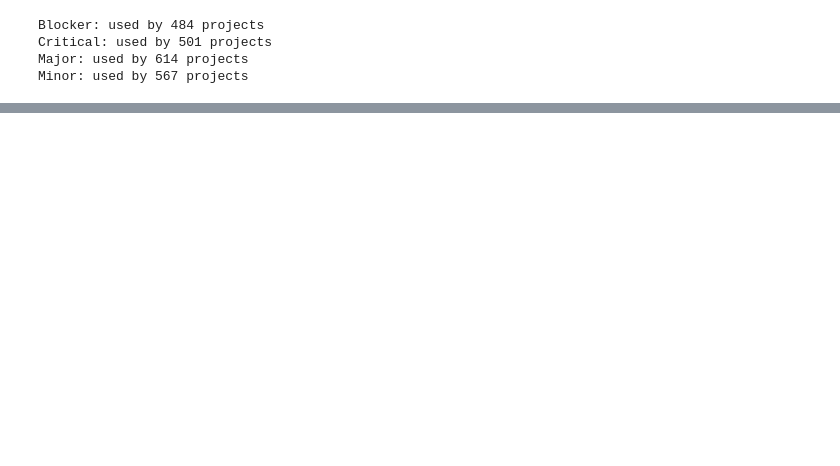
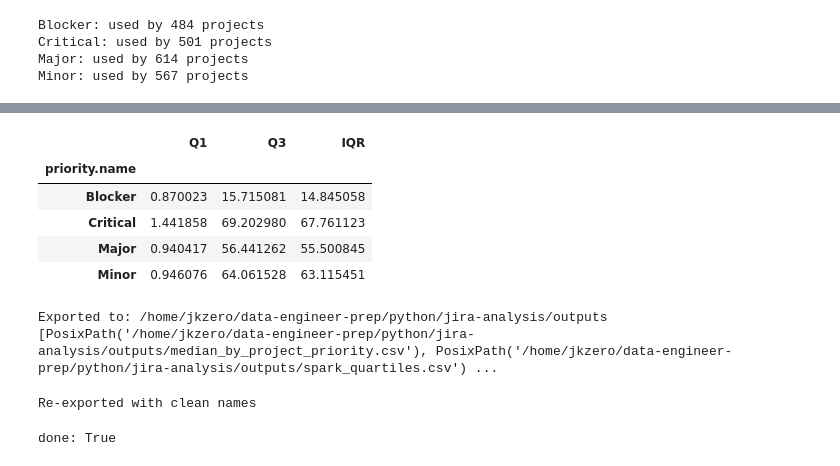
Before and after one commit to jkzero87/data-engineer-prep, a Jupyter notebook: python/jira-analysis/01_explore.ipynb, the cells around one changed output, grey strips where cells are left out. Cells and saved outputs as stored; diff of their text form; code cells hidden in the pictures; blank space fills up the shorter version.

```diff
--- a/python/jira-analysis/01_explore.ipynb
+++ b/python/jira-analysis/01_explore.ipynb
@@ -222,0 +297,4 @@ Minor: used by 567 projects
+# %%
+spark = core_resolved[core_resolved["project.name"] == "Spark"]
+
+spark.groupby("priority.name")["resolution_days"].agg(["mean", "count"])
@@ -222,0 +325,65 @@ Minor: used by 567 projects
+# %%
+q = spark.groupby("priority.name")["resolution_days"].quantile([0.25, 0.75]).unstack()
+q.columns = ["Q1", "Q3"]
+q["IQR"] = q["Q3"] - q["Q1"]
+q
+# %% [output]
+|  | Q1 | Q3 | IQR |
+| priority.name |  |  |  |
+| Blocker | 0.870023 | 15.715081 | 14.845058 |
+| Critical | 1.441858 | 69.202980 | 67.761123 |
+| Major | 0.940417 | 56.441262 | 55.500845 |
+| Minor | 0.946076 | 64.061528 | 63.115451 |
+# %%
+from pathlib import Path
+
+out = Path.home() / "data-engineer-prep" / "python" / "jira-analysis" / "outputs"
+out.mkdir(exist_ok=True)
+
+# 1. Per-project median by priority (within-project comparison source)
+wide.to_csv(out / "median_by_project_priority.csv")
+
+# 2. Spark quartile / IQR table (the spread finding)
+q.to_csv(out / "spark_quartiles.csv")
+
+# 3. Spark median + count ladder (the inversion finding)
+spark.groupby("priority.name")["resolution_days"].agg(["median", "count"]).to_csv(out / "spark_priority_ladder.csv")
+
+print("Exported to:", out)
+print(list(out.iterdir()))
+# %% [output]
+Exported to: /home/jkzero/data-engineer-prep/python/jira-analysis/outputs
+[PosixPath('/home/jkzero/data-engineer-prep/python/jira-analysis/outputs/median_by_project_priority.csv'), PosixPath('/home/jkzero/data-engineer-prep/python/jira-analysis/outputs/spark_quartiles.csv') ...
+# %%
+from pathlib import Path
+out = Path.home() / "data-engineer-prep" / "python" / "jira-analysis" / "outputs"
+
+# Ladder: priority is the index → name it on reset
+(spark.groupby("priority.name")["resolution_days"]
+      .agg(["median", "count"])
+      .rename_axis("priority")
+      .to_csv(out / "spark_priority_ladder.csv"))
+
+# Quartiles: same — priority is the index
+q.rename_axis("priority").to_csv(out / "spark_quartiles.csv")
+
+# Per-project: project is the index
+wide.rename_axis("project").to_csv(out / "median_by_project_priority.csv")
+
+print("Re-exported with clean names")
+# %% [output]
+Re-exported with clean names
+# %%
+out = Path.home() / "data-engineer-prep" / "python" / "jira-analysis" / "outputs"
+
+with pd.ExcelWriter(out / "jira_spark_analysis.xlsx") as writer:
+    (spark.groupby("priority.name")["resolution_days"]
+          .agg(["median", "count"])
+          .rename_axis("priority")
+          .to_excel(writer, sheet_name="priority_ladder"))
+    q.rename_axis("priority").to_excel(writer, sheet_name="quartiles")
+    wide.rename_axis("project").to_excel(writer, sheet_name="project_medians")
+
+print("done:", (out / "jira_spark_analysis.xlsx").exists())
+# %% [output]
+done: True
```
Also changed, not shown: parts of 24 cells of this notebook.
